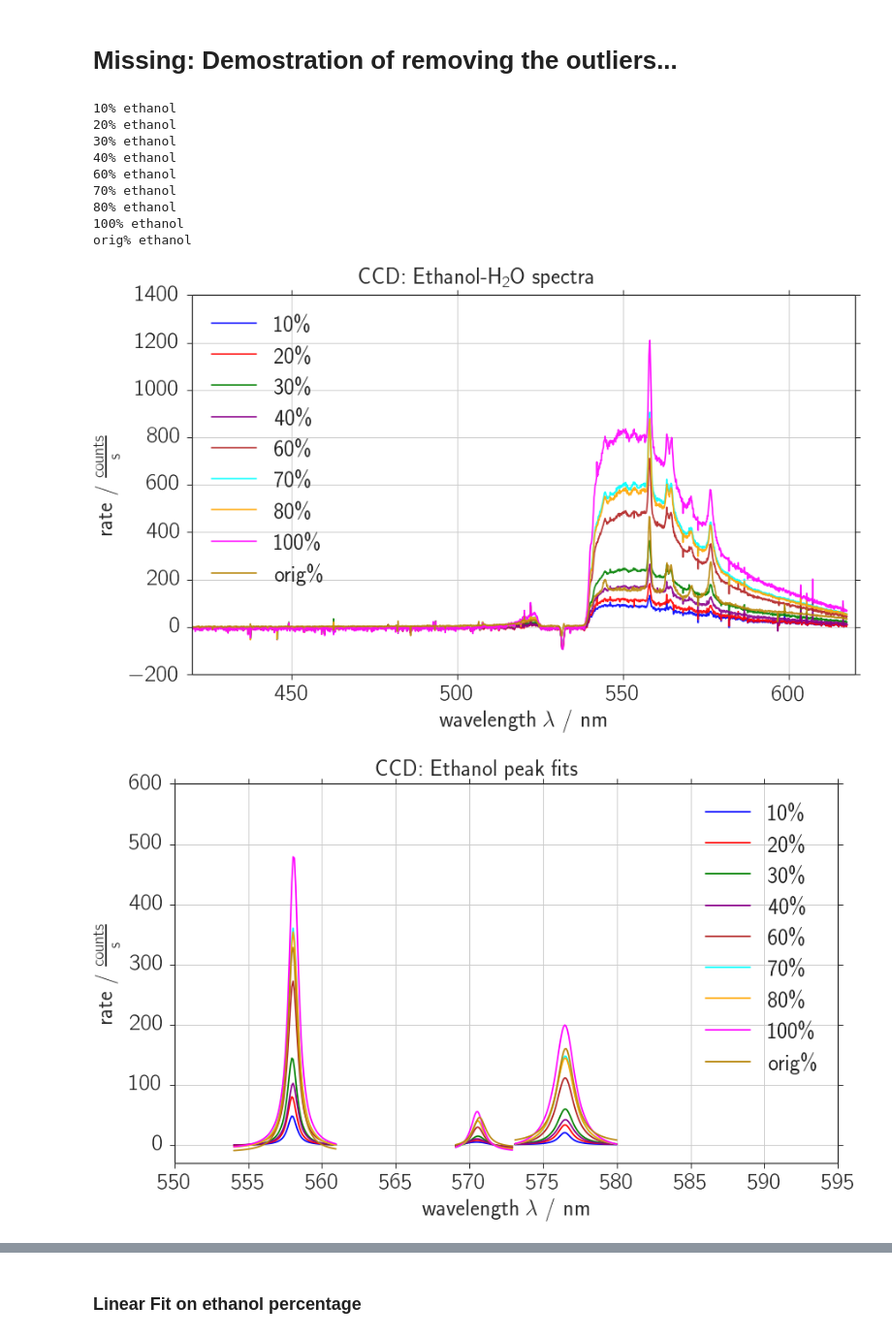
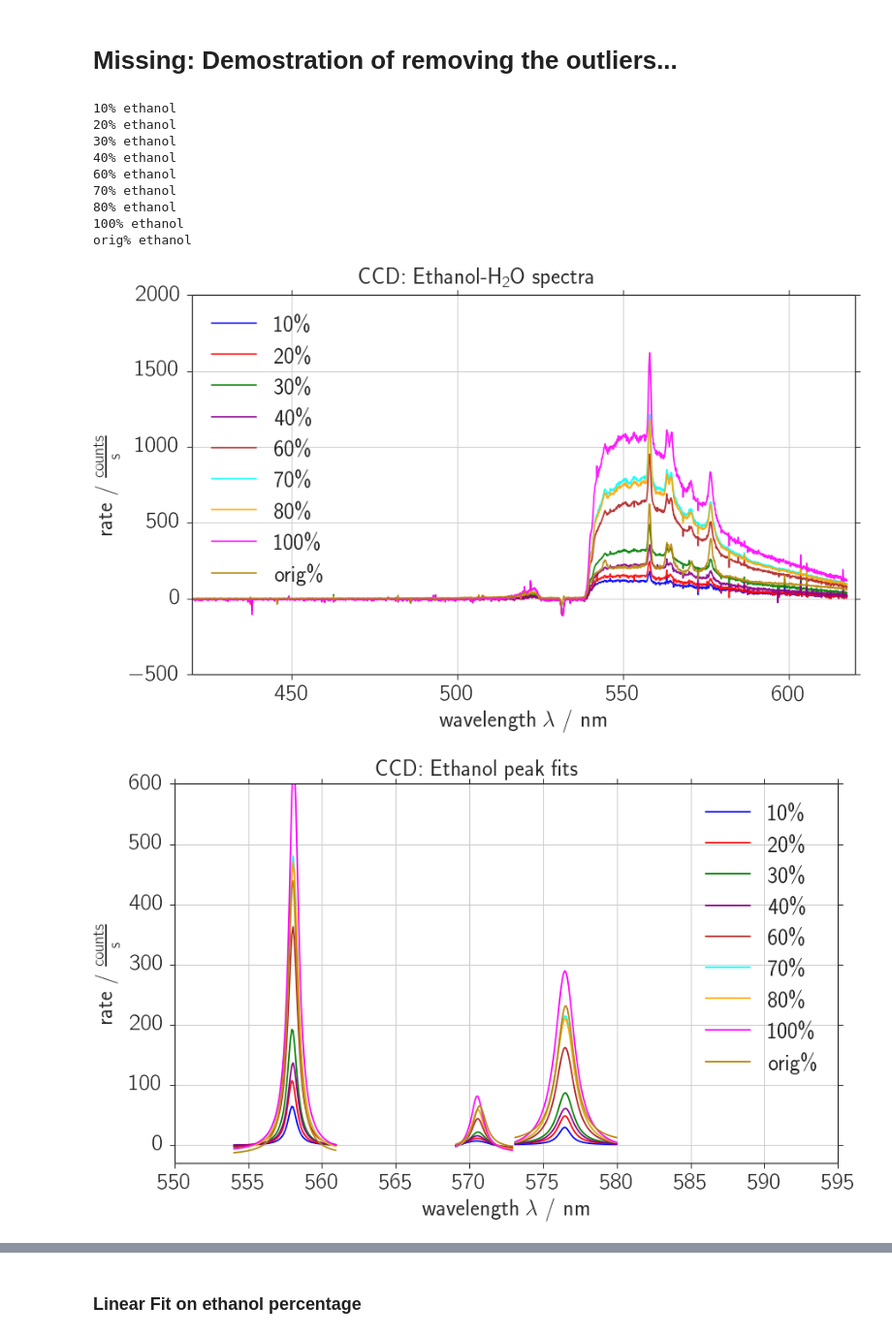
Before and after one commit to Bondzio/fp, a Jupyter notebook: raman/analysis/raman_ccd_ethanol.ipynb, the cells around one changed output, grey strips where cells are left out. Shown at 97% size. Drawn from its saved outputs; the diff is of its cells as text; code cells hidden in the pictures.

```diff
--- a/raman/analysis/raman_ccd_ethanol.ipynb
+++ b/raman/analysis/raman_ccd_ethanol.ipynb
@@ -169,29 +170,0 @@ def t_avg(filename):
-# %%
-#### Background ####
-filename = "ccd_bg_30_10"
-t, avg = t_avg(filename)
-
-# Data
-x = np.load("npy/"+filename+"_lamb.npy")
-y = np.load("npy/"+filename+"_count.npy")
-y_e = un.uarray(y, np.maximum(1, np.sqrt(y / avg)))
-
-rate_bg = y / t
-rate_bg_e = y_e / t
-
-# Plotting
-fig, ax = plt.subplots(1,1)
-if not save_fig:
-    fig.suptitle('CCD background')
-ax.plot(x, rate_bg, "-", alpha = 0.9)
-ax.set_xlim(xlim_global)
-ax.set_xlabel('wavelength $\lambda$ / nm')
-ax.set_ylabel('rate / $\mathrm{\\frac{counts}{s}}$')
-ax.grid(True)
-#ax.legend(loc='best')
-if show_fig:
-    fig.show()
-if save_fig:
-    file_name = "ccd_background"
-    fig.savefig(fig_dir + file_name + ".pdf")
-    fig.savefig(fig_dir + file_name + ".png")
@@ -213,6 +184,9 @@ Luckily, the intensities do seem to make sense (although flourescence indicates
 concentration = [10, 20, 30, 40, 60, 70, 80, 100, 'orig']
 #concentration = [40]
 As = []
+corr = np.load(npy_dir + 'ccd_corr0.npy') # Correction factor for polarization
+rate_bg = np.load(npy_dir + 'ccd_rate_bg.npy')
+rate_bg_e = np.load(npy_dir + 'ccd_rate_bg_e.npy')
 
 # Plotting
 fig, ax = plt.subplots(1,1)
@@ -236,6 +210,10 @@ for i, conc_i in enumerate(concentration):
     y_e = un.uarray(y, np.maximum(1, np.sqrt(y / avg)))
     y = y / t - rate_bg
     y_e = y_e / t - rate_bg_e
+
+    # Correction for polarization
+    y = corr * y
+    y_e = corr * y_e
 
     # Remove outliers
     # identified by largest absolute value of difference between point and its two neighbours.
@@ -310,32 +288,32 @@ ax.set_ylabel('rate / $\mathrm{\\frac{counts}{s}}$')
 ax.grid(True)
 ax.legend(loc='best')
 
 ax2.set_xlim(x_range[0], x_range[1] - 15)
 ax2.set_ylim(-30, 600)
 ax2.set_xlabel('wavelength $\lambda$ / nm')
 ax2.set_ylabel('rate / $\mathrm{\\frac{counts}{s}}$')
 ax2.grid(True)
 ax2.legend(loc='best')
 
 if save_fig:
     file_name = "ccd_ethanol_spectra"
     fig.savefig(fig_dir + file_name + ".pdf")
     fig.savefig(fig_dir + file_name + ".png")
     file_name = "ccd_ethanol_peak_fits"
     fig2.savefig(fig_dir + file_name + ".pdf")
     fig2.savefig(fig_dir + file_name + ".png")
     file_name = "ccd_ethanol_flourescence"
     fig3.savefig(fig_dir + file_name + ".pdf")
     fig3.savefig(fig_dir + file_name + ".png")
 # %% [output]
 10% ethanol
 20% ethanol
 30% ethanol
 40% ethanol
 60% ethanol
 70% ethanol
 80% ethanol
 100% ethanol
 orig% ethanol
-[figure, old version]
+[figure, new version]
-[figure, old version]
+[figure, new version]
```
Also changed, not shown: parts of 6 cells of this notebook, 14 other files.
